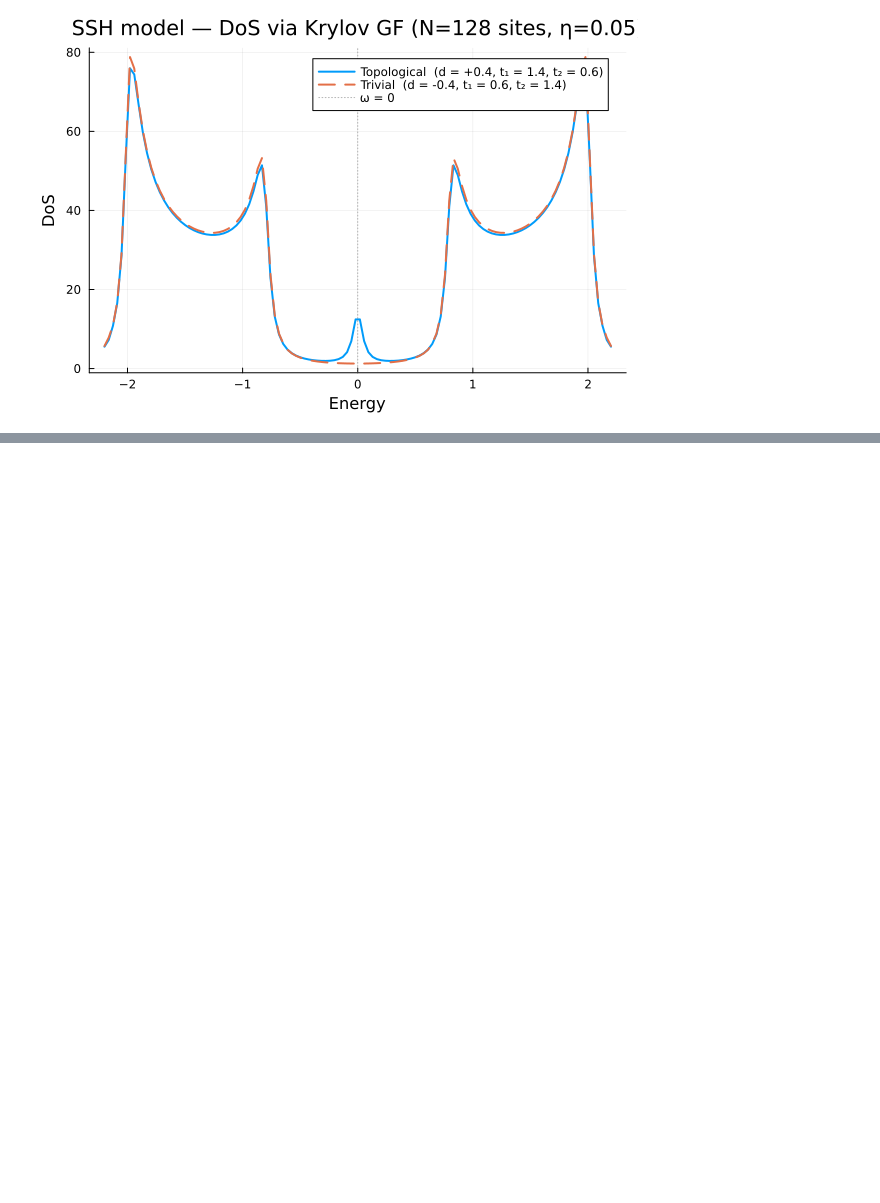
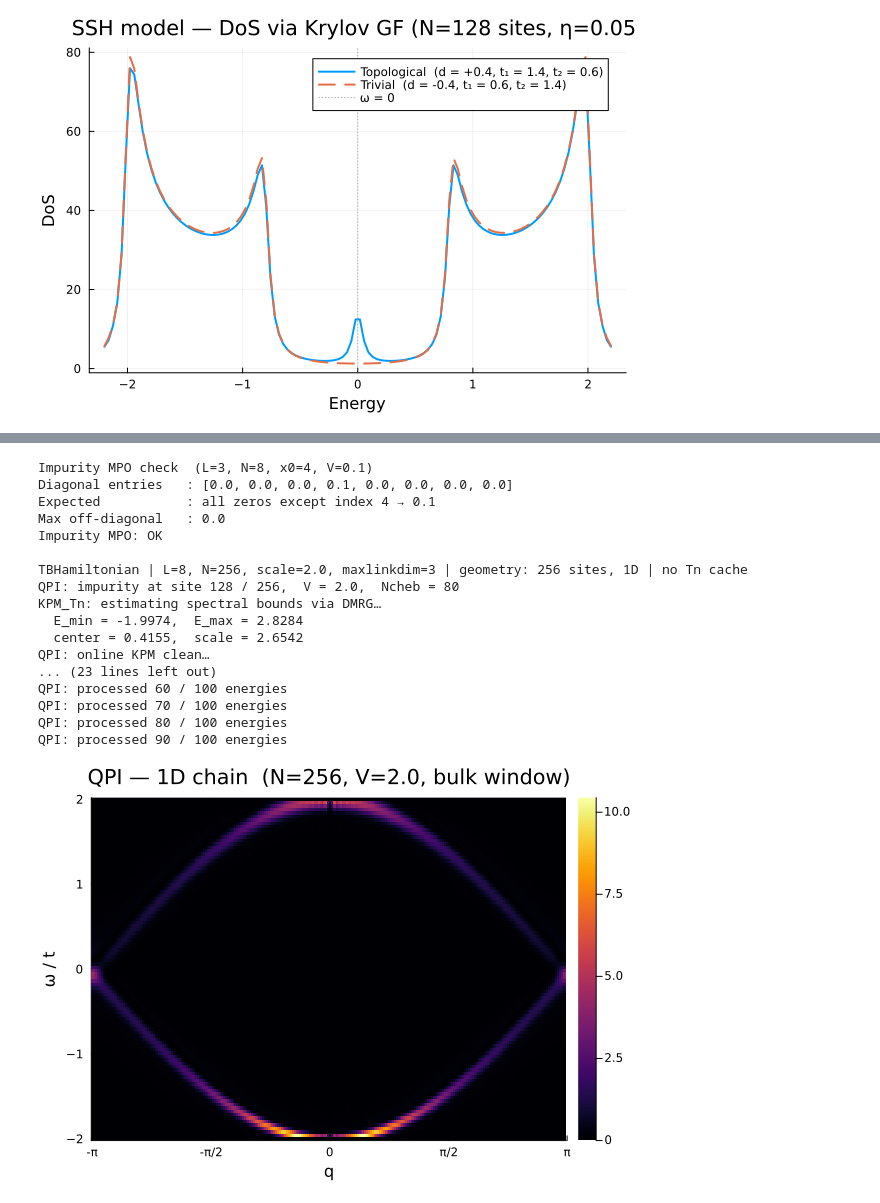
Before and after one commit to TensorBinding/TensorBinding.jl, a Jupyter notebook: examples/misc/miscellaneous.ipynb, the cells around one changed output, grey strips where cells are left out. Cells and saved outputs as stored; diff of their text form; code cells hidden in the pictures; blank space fills up the shorter version.

```diff
--- a/examples/misc/miscellaneous.ipynb
+++ b/examples/misc/miscellaneous.ipynb
@@ -494,0 +512,70 @@ vline!([0.0]; ls=:dot, color=:gray, alpha=0.6, label="ω = 0")
+# %%
+# ── Impurity MPO sanity check (L=3, N=8) ─────────────────────────────────────
+# Build the impurity MPO directly and inspect its 8×8 dense matrix.
+# Expected: V on the diagonal at row/col x0 (0-indexed), zeros everywhere else.
+L_chk = 3;  x0_chk = 4;  V_chk = 0.1
+H_chk = TensorBinding.get_Hamiltonian("chain_1d", 1.0; L=L_chk, scale=4.0)
+imp_chk  = TensorBinding._impurity_mpo(x0_chk, L_chk, H_chk.sites, V_chk)
+mat_chk  = TensorBinding.get_matrix(imp_chk, H_chk.sites)
+diag_chk = real.(diag(mat_chk))
+max_od   = maximum(abs.(mat_chk .- Diagonal(diag(mat_chk))))
+
+println("Impurity MPO check  (L=$L_chk, N=$(2^L_chk), x0=$x0_chk, V=$V_chk)")
+println("Diagonal entries   : ", round.(diag_chk; digits=8))
+println("Expected           : all zeros except index $x0_chk → $V_chk")
+println("Max off-diagonal   : ", max_od)
+@assert abs(diag_chk[x0_chk] - V_chk) < 1e-10  "diagonal at x0 wrong"
+@assert maximum(abs.(diag_chk[setdiff(1:2^L_chk, [x0_chk])])) < 1e-10 "unwanted diagonal leak"
+@assert max_od < 1e-10                           "off-diagonal leak"
+println("Impurity MPO: OK")
+
+# ── 1D chain Hamiltonian ──────────────────────────────────────────────────────
+L_fs = 8              # N = 64 sites
+H_fs = TensorBinding.get_Hamiltonian("chain_1d", 1.0; L=L_fs, bc = :periodic, scale=2.0)
+println("\n", H_fs)
+
+# ── QPI sweep ─────────────────────────────────────────────────────────────────
+# ε(k) = -2t cos(2πk/N), bandwidth [-2, 2]. Stay 10% inside to avoid band edge.
+Ncheb_fs = 80
+ω_fs     = range(-2.0, 2.0; length=100)
+
+qpi_fs = TensorBinding.get_qpi(H_fs, Ncheb_fs, ω_fs;
+    V               = 2.0,
+    window_fraction = 0.6,
+    window_sigma    = 1.5,
+    maxdim          = 60,
+    cutoff          = 1e-6,
+    verbose         = true)
+
+# ── QPI heatmap: q vs ω ───────────────────────────────────────────────────────
+# Circshift by N/2 so Γ (q=0) sits in the centre; LSB-first k → physical q = k·2π/N
+N_fs     = H_fs.N
+qpi_plot = circshift(qpi_fs, (0, N_fs ÷ 2)) .* N_fs
+q_ax     = ((-(N_fs÷2)):(N_fs÷2 - 1)) ./ N_fs .* 2π    # [-π, π)
+
+heatmap(q_ax, collect(ω_fs), qpi_plot;
+    xlabel = "q",
+    ylabel = "ω / t",
+    title  = "QPI — 1D chain  (N=$N_fs, V=2.0, bulk window)",
+    color  = :inferno,
+    xticks = ([-π, -π/2, 0, π/2, π], ["-π", "-π/2", "0", "π/2", "π"]),
+    size   = (600, 420))
+# %% [output]
+Impurity MPO check  (L=3, N=8, x0=4, V=0.1)
+Diagonal entries   : [0.0, 0.0, 0.0, 0.1, 0.0, 0.0, 0.0, 0.0]
+Expected           : all zeros except index 4 → 0.1
+Max off-diagonal   : 0.0
+Impurity MPO: OK
+
+TBHamiltonian | L=8, N=256, scale=2.0, maxlinkdim=3 | geometry: 256 sites, 1D | no Tn cache
+QPI: impurity at site 128 / 256,  V = 2.0,  Ncheb = 80
+KPM_Tn: estimating spectral bounds via DMRG…
+  E_min = -1.9974,  E_max = 2.8284
+  center = 0.4155,  scale = 2.6542
+QPI: online KPM clean…
+... (23 lines left out)
+QPI: processed 60 / 100 energies
+QPI: processed 70 / 100 energies
+QPI: processed 80 / 100 energies
+QPI: processed 90 / 100 energies
+[figure, added]
```
Also changed, not shown: parts of 4 cells of this notebook, 7 other files.
